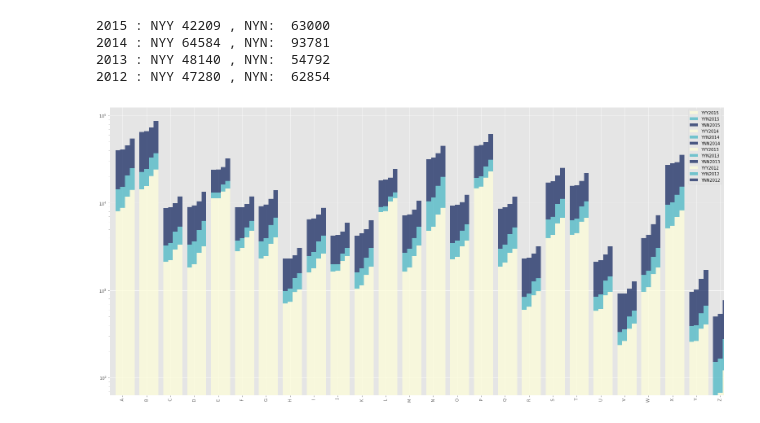
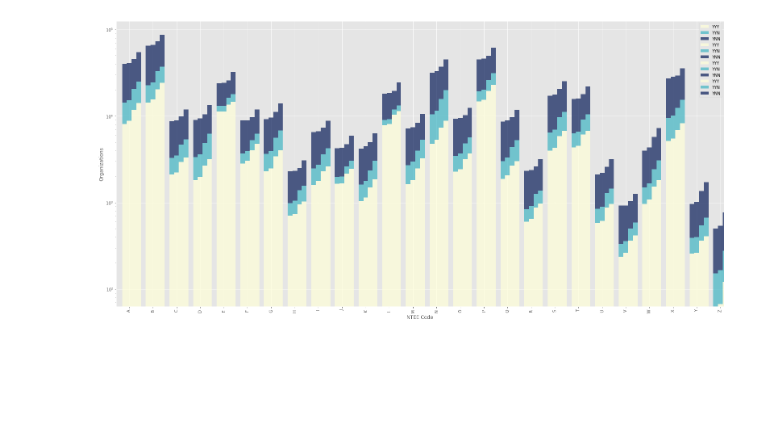
Before and after one commit to ma-ji/npo_classifier, a Jupyter notebook: codes/Distributions.ipynb, the cells around one changed output. Saved outputs shown, nothing was run; the diff lists cells and outputs as text; code cells hidden in the pictures; blank space fills up the shorter version.

```diff
--- a/codes/Distributions.ipynb
+++ b/codes/Distributions.ipynb
@@ -4,7 +4,7 @@
 import matplotlib.pyplot as plt
 import pandas as pd
 from IPython.display import HTML, display
-#import tabulate
+import tabulate
 
 plt.rcParams['figure.figsize'] = [27, 13]
 years = [2015, 2014, 2013, 2012]
@@ -33,7 +33,7 @@ for i in range(0,4):
     NYY = df_dist[(df_dist.NTEE.isna()) & (df_dist.IRS_URL.notna()) & (df_dist.TEXTTYPE.notna())]
     NYN = df_dist[(df_dist.NTEE.isna()) & (df_dist.IRS_URL.notna()) & (df_dist.TEXTTYPE.isna())]
     NYN = df_dist[(df_dist.NTEE.isna()) & (df_dist.IRS_URL.notna()) & (df_dist.TEXTTYPE.isna())]
-    '''
+
     Stats = pd.DataFrame([["NTEE"+str(year),"IRS_URL"+str(year),"TEXTTYPE"+str(year), "DataDrame"+str(year), "#Organizations"+str(year)],
              ["Yes","Yes","Yes", "YYY", len(YYY.drop_duplicates('EIN'))],
              ["Yes","Yes","No", "YYN", len(YYN.drop_duplicates('EIN'))],
@@ -42,8 +42,8 @@ for i in range(0,4):
              ["No","Yes","No", "NYN", len(NYN.drop_duplicates('IRS_URL'))],
              ["No","No","No", "NNN", 0]], columns= ["NTEE","IRS_URL","TEXTTYPE", "DataDrame", "#Organizations"])
 
-    #display(HTML(tabulate.tabulate(Stats, tablefmt='html')))
-
+    display(HTML(tabulate.tabulate(Stats, tablefmt='html')))
+    '''
     #Organizations' distributions based on categories
     All_CatData = pd.concat([YYY, YYN, YNN]).drop_duplicates('EIN')
     Org_Cat = pd.DataFrame(All_CatData['NTEE'])
@@ -68,6 +95,14 @@ KeyboardInterrupt:
 # %%
+%matplotlib inline
+
+import matplotlib.pyplot as plt
+import pandas as pd
+from IPython.display import HTML, display
+import matplotlib.ticker as mtick
+from matplotlib.ticker import FuncFormatter
+
 plt.style.use('ggplot')
-
+plt.rcParams['figure.figsize'] = [27, 13]
 years = [2015, 2014, 2013, 2012]
 positions = [-1.5, -0.5, 0.5, 1.5]
 #fig, axes = plt.subplots(nrows=4, ncols=4)
@@ -78,14 +113,14 @@ for i in range(0,4):
     year = years[i]
     df_dist = pd.read_pickle('../data/'+str(year)+'/MasterData_'+str(year)+'.pkl.gz')
 
-    #     NTEE  IRS_URL  TEXTTYPE   :  DataFrame
-
-    #     Yes      Yes     Yes    :   YYY
-    #     Yes      Yes     No     :   YYN
-    #     Yes      No      No     :   YNN
-    #     No      Yes      Yes    :   NYY
-    #     No      Yes      No     :   NYN
-    #     No       No      No     :   NNN [Doesn't Exist in this dataset]
+    #     NTEE | IRS_URL | TEXTTYPE |  DataFrame
+    #   ----------------------------------------
+    #     Yes  |    Yes  |    Yes    |   YYY
+    #     Yes  |    Yes  |    No     |   YYN
+    #     Yes  |    No   |    No     |   YNN
+    #     No   |   Yes   |    Yes    |   NYY
+    #     No   |   Yes   |    No     |   NYN
+    #     No   |    No   |    No     |   NNN [Doesn't Exist in this dataset]
 
     #Keeping in mind that one organization may have more than one rows depending on number of tags found
     #If proportion of organizations is to be measured, drop_duplicates('EIN') must be implemeted.
@@ -93,41 +128,43 @@ for i in range(0,4):
     YYY = df_dist[(df_dist.NTEE.notna()) & (df_dist.IRS_URL.notna()) & (df_dist.TEXTTYPE.notna())]
     YYN = df_dist[(df_dist.NTEE.notna()) & (df_dist.IRS_URL.notna()) & (df_dist.TEXTTYPE.isna())]
     YNN = df_dist[(df_dist.NTEE.notna()) & (df_dist.IRS_URL.isna()) & (df_dist.TEXTTYPE.isna())]
     NYY = df_dist[(df_dist.NTEE.isna()) & (df_dist.IRS_URL.notna()) & (df_dist.TEXTTYPE.notna())]
     NYN = df_dist[(df_dist.NTEE.isna()) & (df_dist.IRS_URL.notna()) & (df_dist.TEXTTYPE.isna())]
     NYN = df_dist[(df_dist.NTEE.isna()) & (df_dist.IRS_URL.notna()) & (df_dist.TEXTTYPE.isna())]
 
-    print(year, ": NYY", len(NYY), ", NYN: ", len(NYN))
+    #print(year, ": NYY", len(NYY), ", NYN: ", len(NYN))
     total_URL = len(df_dist[df_dist.IRS_URL.notna()].drop_duplicates('IRS_URL'))
     total_ORG = len(df_dist.drop_duplicates('EIN'))
 
     Org_CatURL = pd.DataFrame(YYY.drop_duplicates('EIN')['NTEE'])
     Dist_CatURL = Org_CatURL.apply(pd.value_counts).sort_index()
 
     Cat_MissingTXT = pd.DataFrame(YYN.drop_duplicates('EIN')['NTEE'])
     Dist_CatMissingTXT = Cat_MissingTXT.apply(pd.value_counts).sort_index()
 
     Cat_MissingURL = pd.DataFrame(YNN.drop_duplicates('EIN')['NTEE'])
     Dist_CatMissingURL = Cat_MissingURL.apply(pd.value_counts).sort_index()
 
     df = pd.DataFrame()
-    df['YYY'+str(year)] = Dist_CatURL['NTEE']
-    df['YYN'+str(year)] = Dist_CatMissingTXT['NTEE']
-    df['YNN'+str(year)] = Dist_CatMissingURL['NTEE']
+    df['YYY'] = Dist_CatURL['NTEE']
+    df['YYN'] = Dist_CatMissingTXT['NTEE']
+    df['YNN'] = Dist_CatMissingURL['NTEE']
 
-    df[['YYY'+str(year),'YYN'+str(year),'YNN'+str(year)]].plot.bar(stacked=True, #YlGnBu
+    df[['YYY','YYN','YNN']].plot.bar(stacked=True, log=True,label = False,#YlGnBu
                                         width=0.2, position=positions[i], colormap="YlGnBu", ax=ax, alpha=0.7)
 
 
-plt.yscale("log")
+
+#formatter = FuncFormatter(lambda y, pos: "%d%%" % (y))
+#ax.yaxis.set_major_formatter(formatter)
+#plt.axes().set_aspect('equal', 'datalim')
+plt.xlabel("NTEE Code")
+plt.ylabel("Organizations")
+#plt.yscale("log")
 plt.legend(loc="upper right")
 plt.show()
 fig.savefig('Dist_YlGnBu.png', bbox_inches='tight')
 #df2 = df.groupby(['Name', 'Abuse/NFF'])['Name'].count().unstack('Abuse/NFF').fillna(0)
 #df2[['abuse','nff']].plot(kind='bar', stacked=True)
 # %% [output]
-2015 : NYY 42209 , NYN:  63000
-2014 : NYY 64584 , NYN:  93781
-2013 : NYY 48140 , NYN:  54792
-2012 : NYY 47280 , NYN:  62854
-[figure, old version]
+[figure, new version]
```
Also changed, not shown: parts of 1 cell of this notebook, 1 other file.
